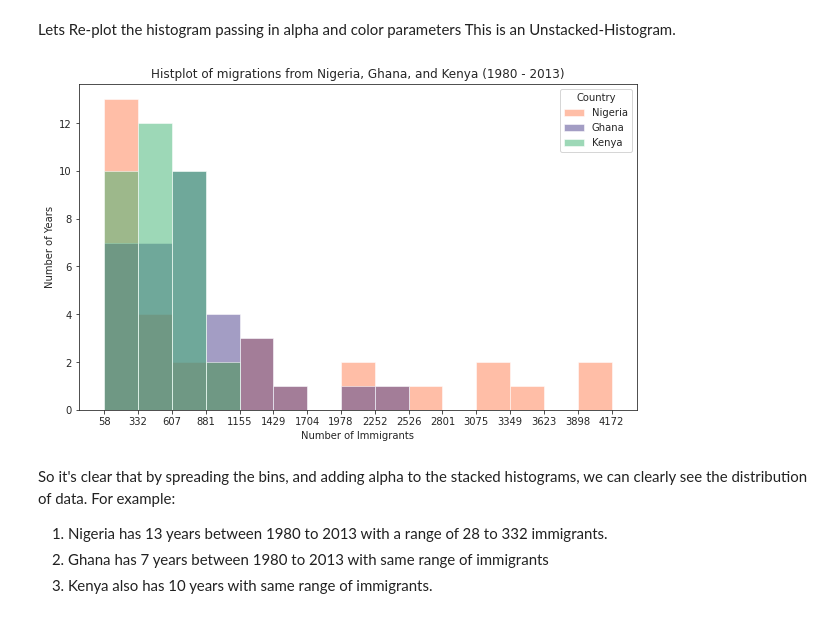
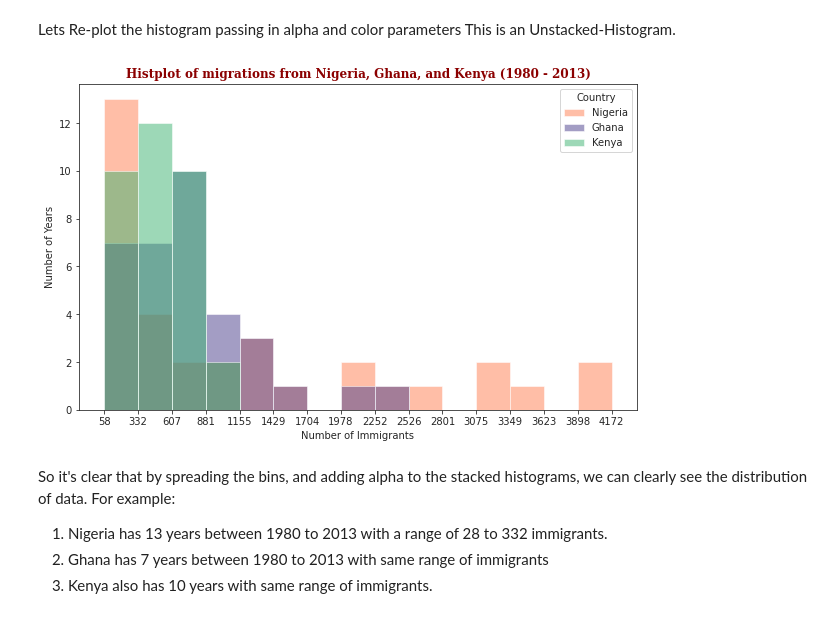
Before and after one commit to Lawrence-Krukrubo/Effective_Plotting_with_Matplotlib, a Jupyter notebook: Part_5_intro_to_matplotlib.ipynb, the cells around one changed output. Cells and saved outputs as stored; diff of their text form; code cells hidden in the pictures.

```diff
--- a/Part_5_intro_to_matplotlib.ipynb
+++ b/Part_5_intro_to_matplotlib.ipynb
@@ -60,7 +60,7 @@ Let's try to visualize the immigrations to Canada in the year 2013, using our da
 
 dict_={'fontsize': 14,
        'family': 'serif',
-        'fontweight' : 10,
+        'fontweight' : 'bold',
         'verticalalignment': 'baseline',
       'color': 'darkred'}
 # %%
@@ -241,18 +241,18 @@ This is an Unstacked-Histogram.
 # %%
 df_NigGhaKen.plot(kind='hist',
                   figsize=(10, 6),
                   xticks=bin_edges,
                   color=['coral', 'darkslateblue', 'mediumseagreen'],
                  alpha=0.5,
                  bins=15)
 
-plt.title('Histplot of migrations from Nigeria, Ghana, and Kenya (1980 - 2013)')
+plt.title('Histplot of migrations from Nigeria, Ghana, and Kenya (1980 - 2013)', fontdict=dict_)
 plt.ylabel('Number of Years')
 plt.xlabel('Number of Immigrants')
 
 plt.show()
 # %% [output]
-[figure, old version]
+[figure, new version]
 # %% [markdown]
 So it's clear that by spreading the bins, and adding alpha to the stacked histograms, we can clearly see the distribution of data. For example:
 
```
Also changed, not shown: parts of 29 cells of this notebook.
